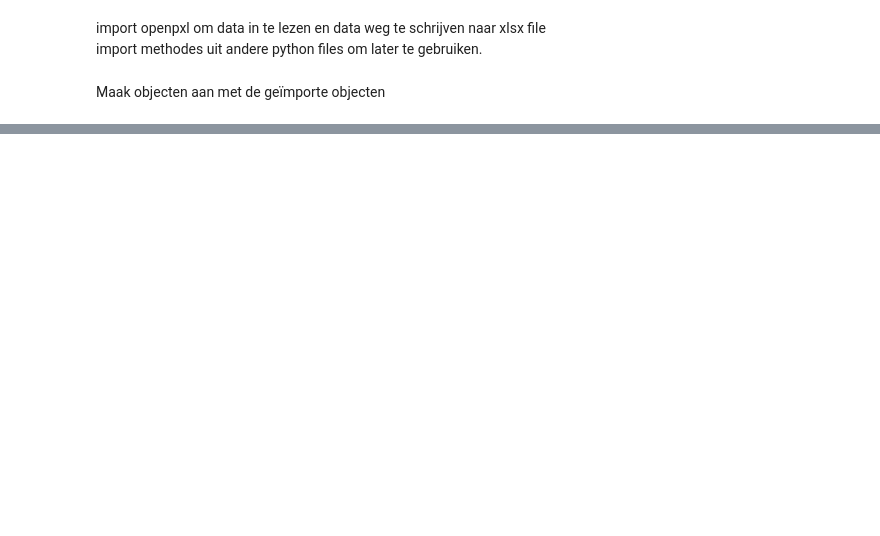
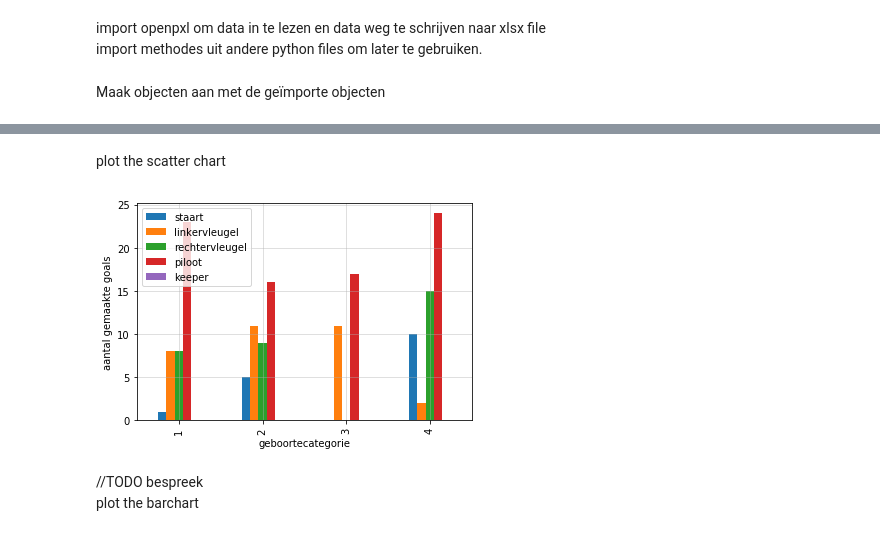
Before and after one commit to bavokn/Data-Advanced, a Jupyter notebook: voetbal.ipynb, the cells around one changed output, grey strips where cells are left out. Cells and saved outputs as stored; diff of their text form; code cells hidden in the pictures; blank space fills up the shorter version.

```diff
--- a/voetbal.ipynb
+++ b/voetbal.ipynb
@@ -28,0 +69,8 @@ Average Goals :
+# %% [markdown]
+plot the scatter chart
+# %%
+graphs.drawBarChart(fileName,sheetName,fileName)
+# %% [output]
+[figure, added]
+# %% [markdown]
+//TODO bespreek<br>plot the barchart
```
Also changed, not shown: parts of 11 cells of this notebook, 6 other files.
